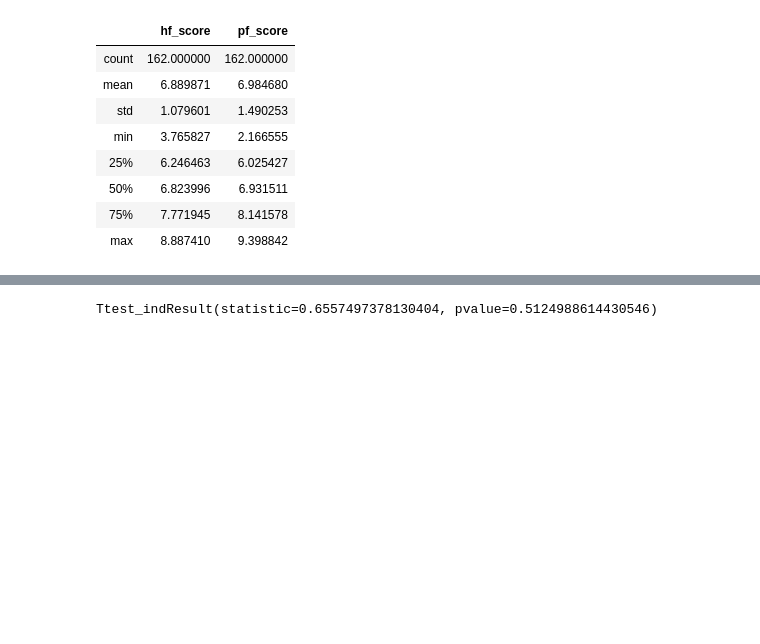
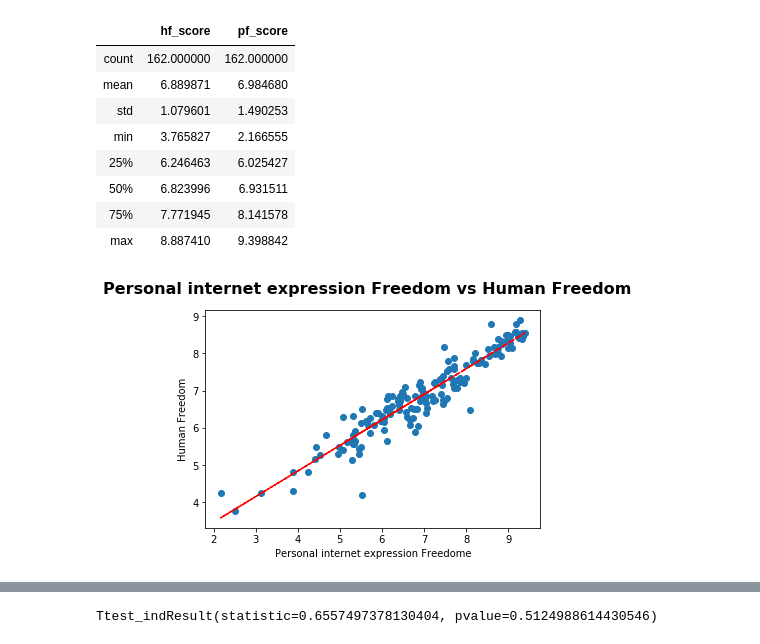
Before and after one commit to shamrockbandit/Project1_repo, a Jupyter notebook: pf_internet score vs hf_score.ipynb, the cells around one changed output, grey strips where cells are left out. Cells and saved outputs as stored; diff of their text form; code cells hidden in the pictures; blank space fills up the shorter version.

```diff
--- a/pf_internet score vs hf_score.ipynb
+++ b/pf_internet score vs hf_score.ipynb
@@ -71,7 +71,7 @@ import matplotlib.pyplot as plt
 # %%
 # plot
 # first turn columns into lists
-pf_internet_scoree = scores_df["pf_score"].values
+pf_internet_score = scores_df["pf_score"].values
 hf_score = scores_df["hf_score"].values
 countries = scores_df["countries"].values
 # %%
@@ -88,0 +91,23 @@ scores_df.describe()
+# %%
+x_axis = pf_internet_score
+y_axis = hf_score
+
+(slope, intercept, r_value, p_value, se) = linregress(x_axis, y_axis)
+fit = slope * x_axis + intercept
+
+fig, ax = plt.subplots()
+
+fig.suptitle("Personal internet expression Freedom vs Human Freedom", fontsize=16, fontweight="bold")
+
+# ax.set_xlim(0, 10)
+# ax.set_ylim(0, 10)
+
+ax.set_xlabel("Personal internet expression Freedome")
+ax.set_ylabel("Human Freedom")
+
+ax.plot(x_axis, y_axis, linewidth=0, marker='o')
+ax.plot(x_axis, fit, 'r--')
+
+plt.show()
+# %% [output]
+[figure, added]
```
Also changed, not shown: parts of 5 cells of this notebook.
